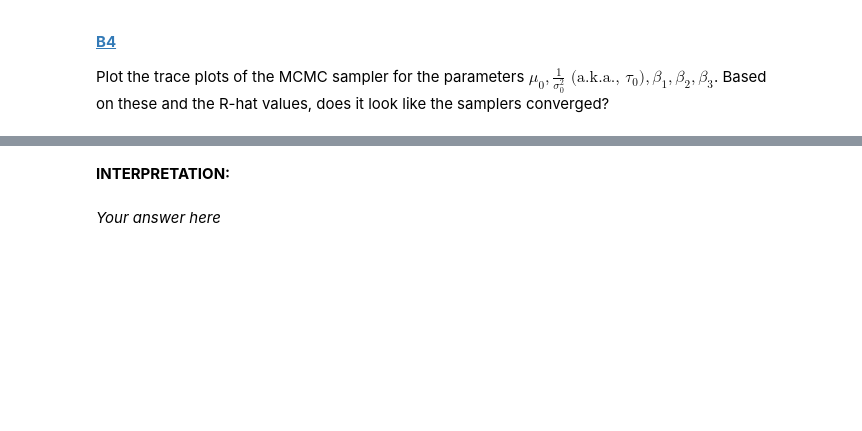
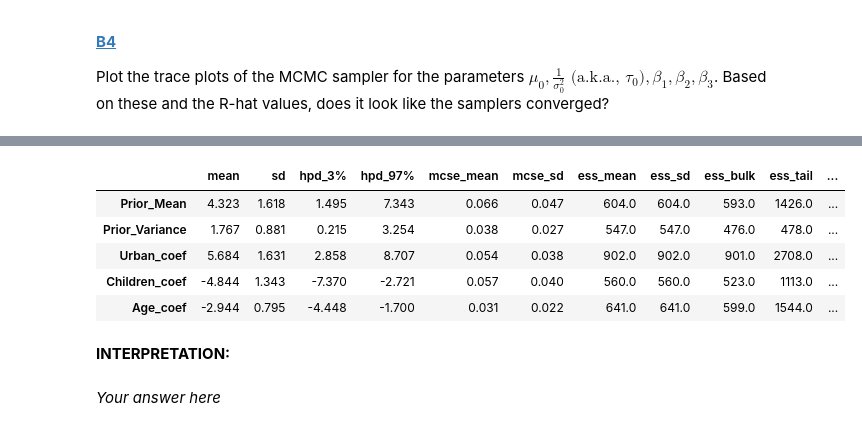
Before and after one commit to DavidAssaraf106/2021-CS109B, a Jupyter notebook: content/HW/HW3/cs109b_hw3_bayes_students.ipynb, the cells around one changed output, grey strips where cells are left out. Cells and saved outputs as stored; diff of their text form; code cells hidden in the pictures; blank space fills up the shorter version.

```diff
--- a/content/HW/HW3/cs109b_hw3_bayes_students.ipynb
+++ b/content/HW/HW3/cs109b_hw3_bayes_students.ipynb
@@ -578,3 +608,13 @@ Plot the trace plots of the MCMC sampler for the parameters $\mu_0, \frac{1}{\si
+# %%
+df = pm.summary(trace)
+df.loc[variables, ]
+# %% [output]
+|  | mean | sd | hpd_3% | hpd_97% | mcse_mean | mcse_sd | ess_mean | ess_sd | ess_bulk | ess_tail | ... |
+| Prior_Mean | 4.323 | 1.618 | 1.495 | 7.343 | 0.066 | 0.047 | 604.0 | 604.0 | 593.0 | 1426.0 | ... |
+| Prior_Variance | 1.767 | 0.881 | 0.215 | 3.254 | 0.038 | 0.027 | 547.0 | 547.0 | 476.0 | 478.0 | ... |
+| Urban_coef | 5.684 | 1.631 | 2.858 | 8.707 | 0.054 | 0.038 | 902.0 | 902.0 | 901.0 | 2708.0 | ... |
+| Children_coef | -4.844 | 1.343 | -7.370 | -2.721 | 0.057 | 0.040 | 560.0 | 560.0 | 523.0 | 1113.0 | ... |
+| Age_coef | -2.944 | 0.795 | -4.448 | -1.700 | 0.031 | 0.022 | 641.0 | 641.0 | 599.0 | 1544.0 | ... |
 # %% [markdown]
 **INTERPRETATION:**
 # %% [markdown]
```
Also changed, not shown: parts of 8 cells of this notebook.
